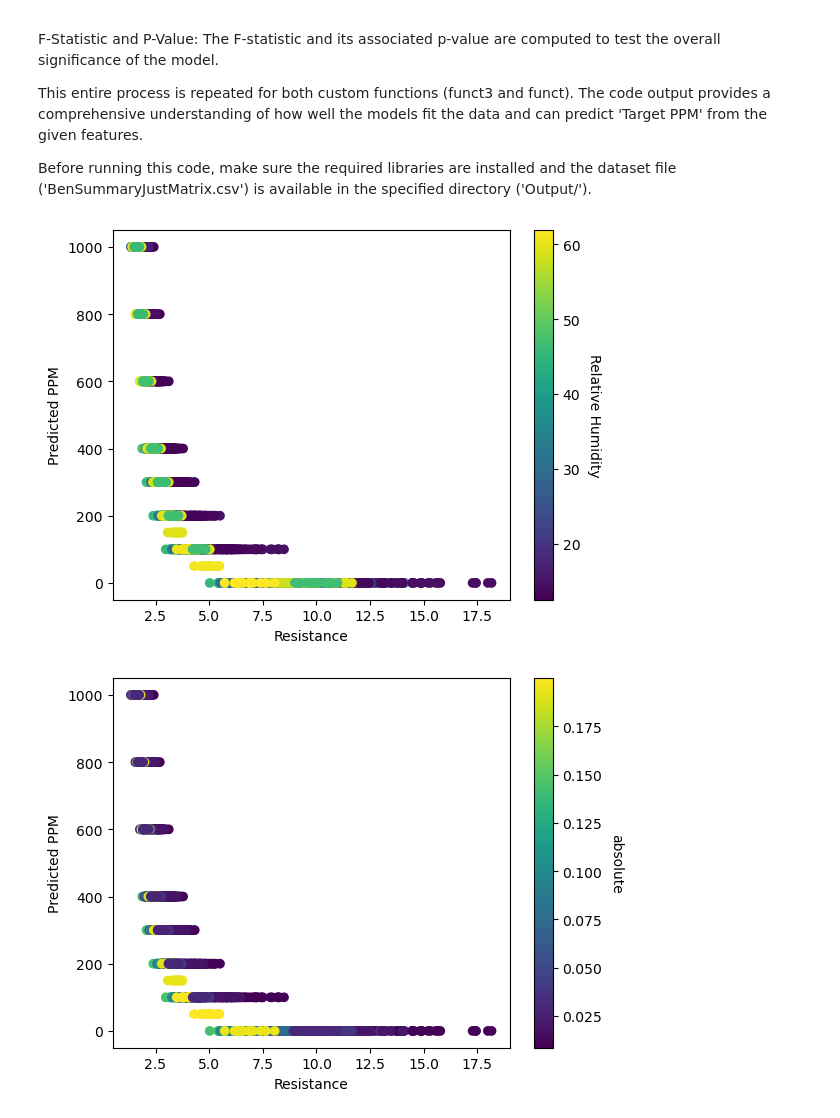
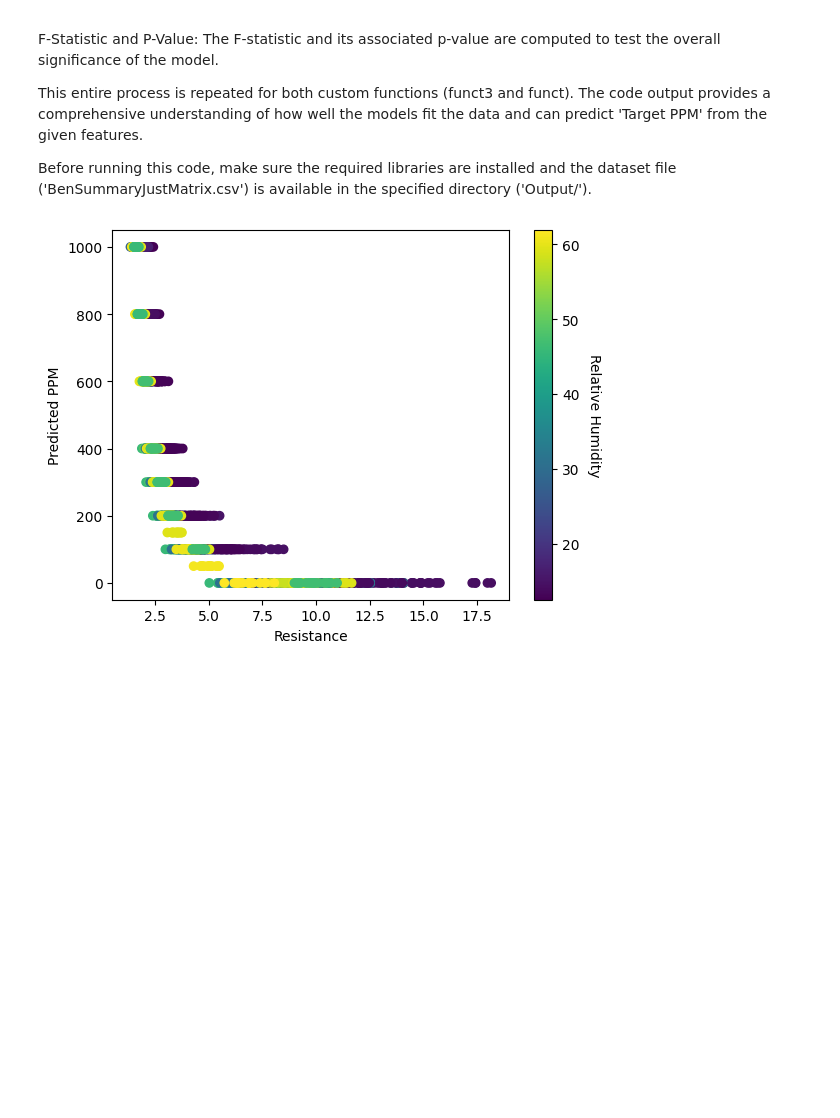
Before and after one commit to Coopsims/MethaneDataScience, a Jupyter notebook: Ben's Analysis/Equation Generation.ipynb, the cells around one changed output. Saved outputs shown, nothing was run; the diff lists cells and outputs as text; code cells hidden in the pictures; blank space fills up the shorter version.

```diff
--- a/Ben's Analysis/Equation Generation.ipynb
+++ b/Ben's Analysis/Equation Generation.ipynb
@@ -77,17 +77,16 @@ X_train, X_test, y_train, y_test = train_test_split(X, y, test_size=0.2, random_
 # %%
 df = file2
 scatter = plt.scatter(df.loc[:, 'Resistance'], df.loc[:, "Target PPM"], c=xDataRH)
 plt.xlabel("Resistance")
 plt.ylabel('Predicted PPM')
 cbar = plt.colorbar(scatter)
 cbar.set_label('Relative Humidity', rotation=270, labelpad=15)
 plt.show()
-scatter = plt.scatter(df.loc[:, 'Resistance'], df.loc[:, "Target PPM"], c=xDataAH)
-plt.xlabel("Resistance")
-plt.ylabel('Predicted PPM')
-cbar = plt.colorbar(scatter)
-cbar.set_label('absolute', rotation=270, labelpad=15)
-plt.show()
+# scatter = plt.scatter(df.loc[:, 'Resistance'], df.loc[:, "Target PPM"], c=xDataAH)
+# plt.xlabel("Resistance")
+# plt.ylabel('Predicted PPM')
+# cbar = plt.colorbar(scatter)
+# cbar.set_label('absolute', rotation=270, labelpad=15)
+# plt.show()
 # %% [output]
-[figure, old version]
+[figure, new version]
-[figure, removed]
```
Also changed, not shown: parts of 6 cells of this notebook, 4 other files.
